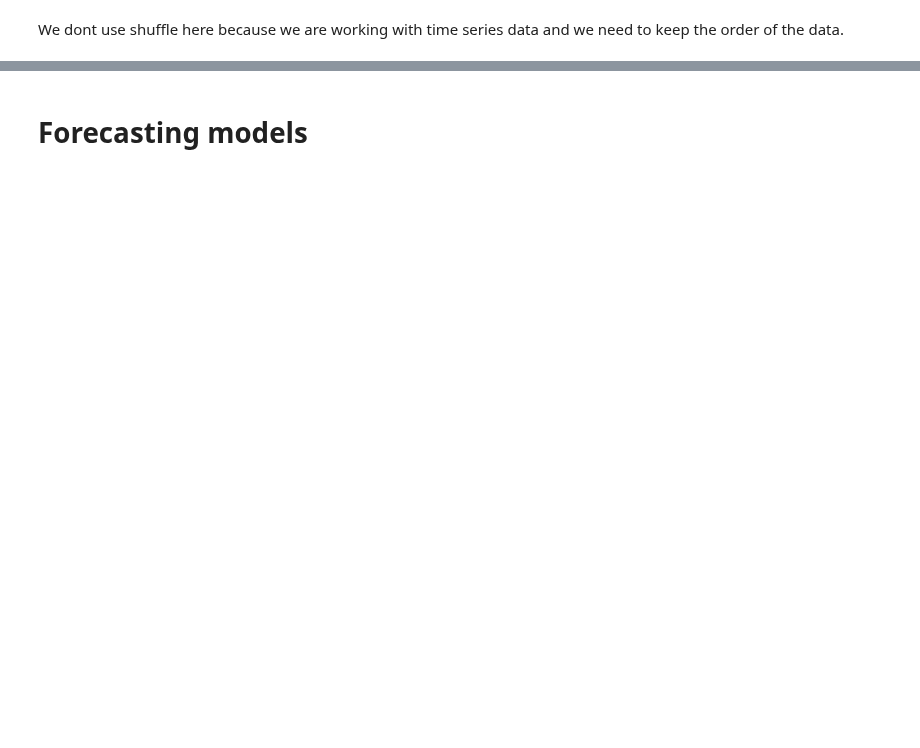
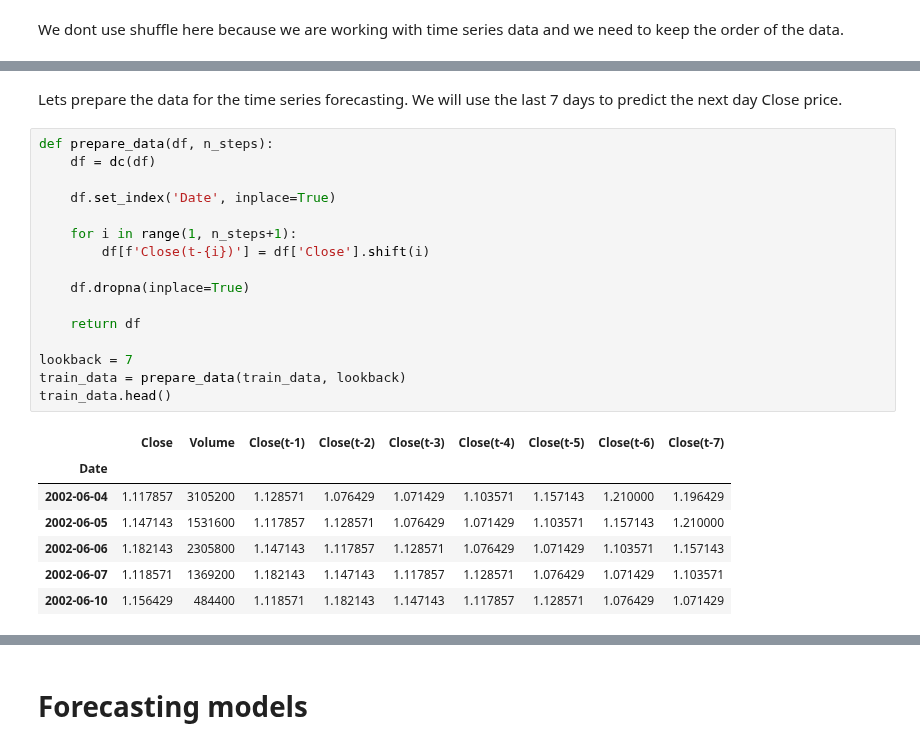
Before and after one commit to myrres0/IAU-2024, a Jupyter notebook: phase-4.ipynb, the cells around one changed output, grey strips where cells are left out. Saved outputs shown, nothing was run; the diff lists cells and outputs as text; blank space fills up the shorter version.

```diff
--- a/phase-4.ipynb
+++ b/phase-4.ipynb
@@ -330,0 +267,26 @@ We dont use shuffle here because we are working with time series data and we nee
+# %% [markdown]
+Lets prepare the data for the time series forecasting. We will use the last 7 days to predict the next day Close price.
+# %%
+def prepare_data(df, n_steps):
+    df = dc(df)
+
+    df.set_index('Date', inplace=True)
+
+    for i in range(1, n_steps+1):
+        df[f'Close(t-{i})'] = df['Close'].shift(i)
+
+    df.dropna(inplace=True)
+
+    return df
+
+lookback = 7
+train_data = prepare_data(train_data, lookback)
+train_data.head()
+# %% [output]
+|  | Close | Volume | Close(t-1) | Close(t-2) | Close(t-3) | Close(t-4) | Close(t-5) | Close(t-6) | Close(t-7) |
+| Date |  |  |  |  |  |  |  |  |  |
+| 2002-06-04 | 1.117857 | 3105200 | 1.128571 | 1.076429 | 1.071429 | 1.103571 | 1.157143 | 1.210000 | 1.196429 |
+| 2002-06-05 | 1.147143 | 1531600 | 1.117857 | 1.128571 | 1.076429 | 1.071429 | 1.103571 | 1.157143 | 1.210000 |
+| 2002-06-06 | 1.182143 | 2305800 | 1.147143 | 1.117857 | 1.128571 | 1.076429 | 1.071429 | 1.103571 | 1.157143 |
+| 2002-06-07 | 1.118571 | 1369200 | 1.182143 | 1.147143 | 1.117857 | 1.128571 | 1.076429 | 1.071429 | 1.103571 |
+| 2002-06-10 | 1.156429 | 484400 | 1.118571 | 1.182143 | 1.147143 | 1.117857 | 1.128571 | 1.076429 | 1.071429 |
```
Also changed, not shown: parts of 17 cells of this notebook.
